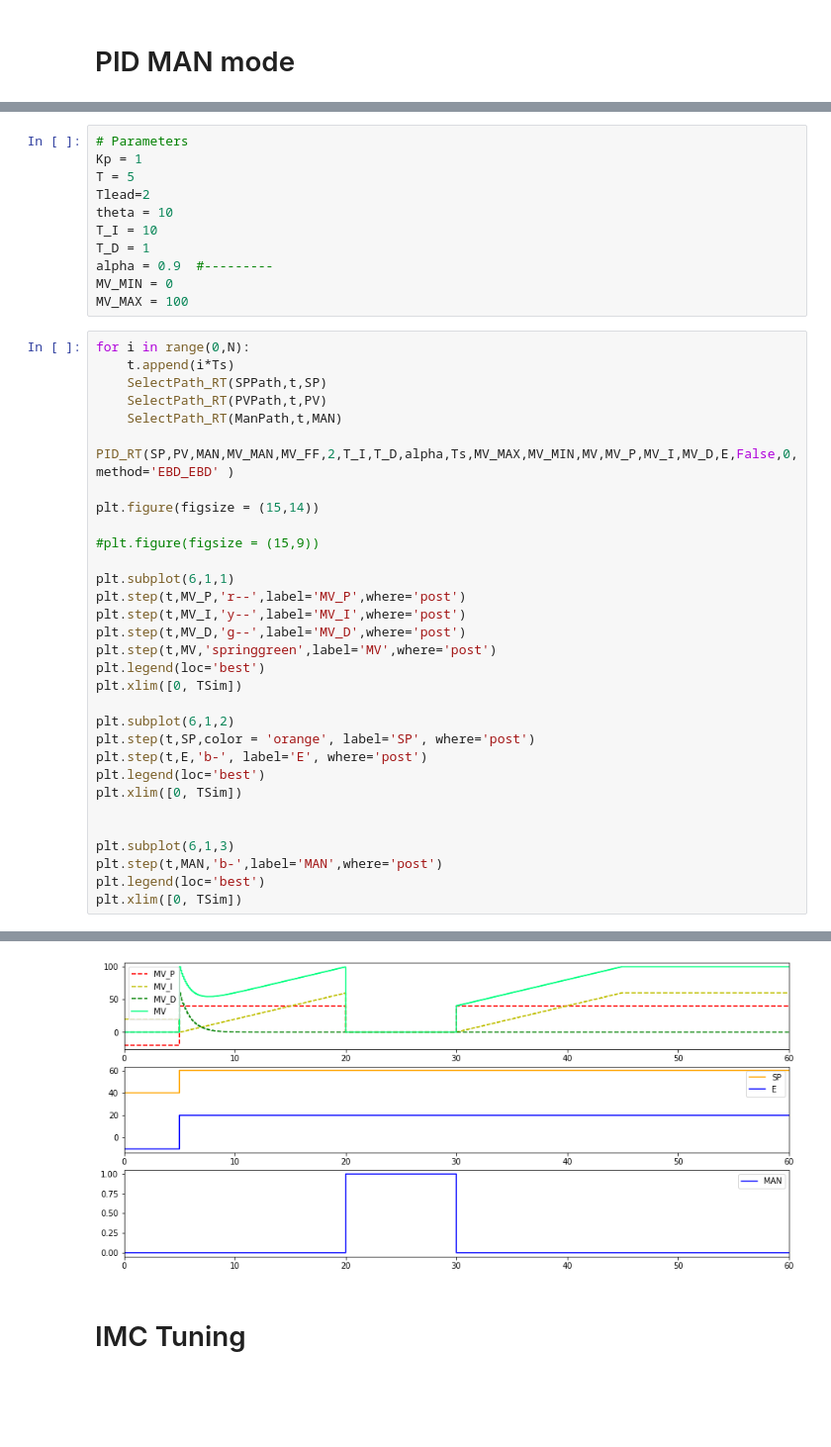
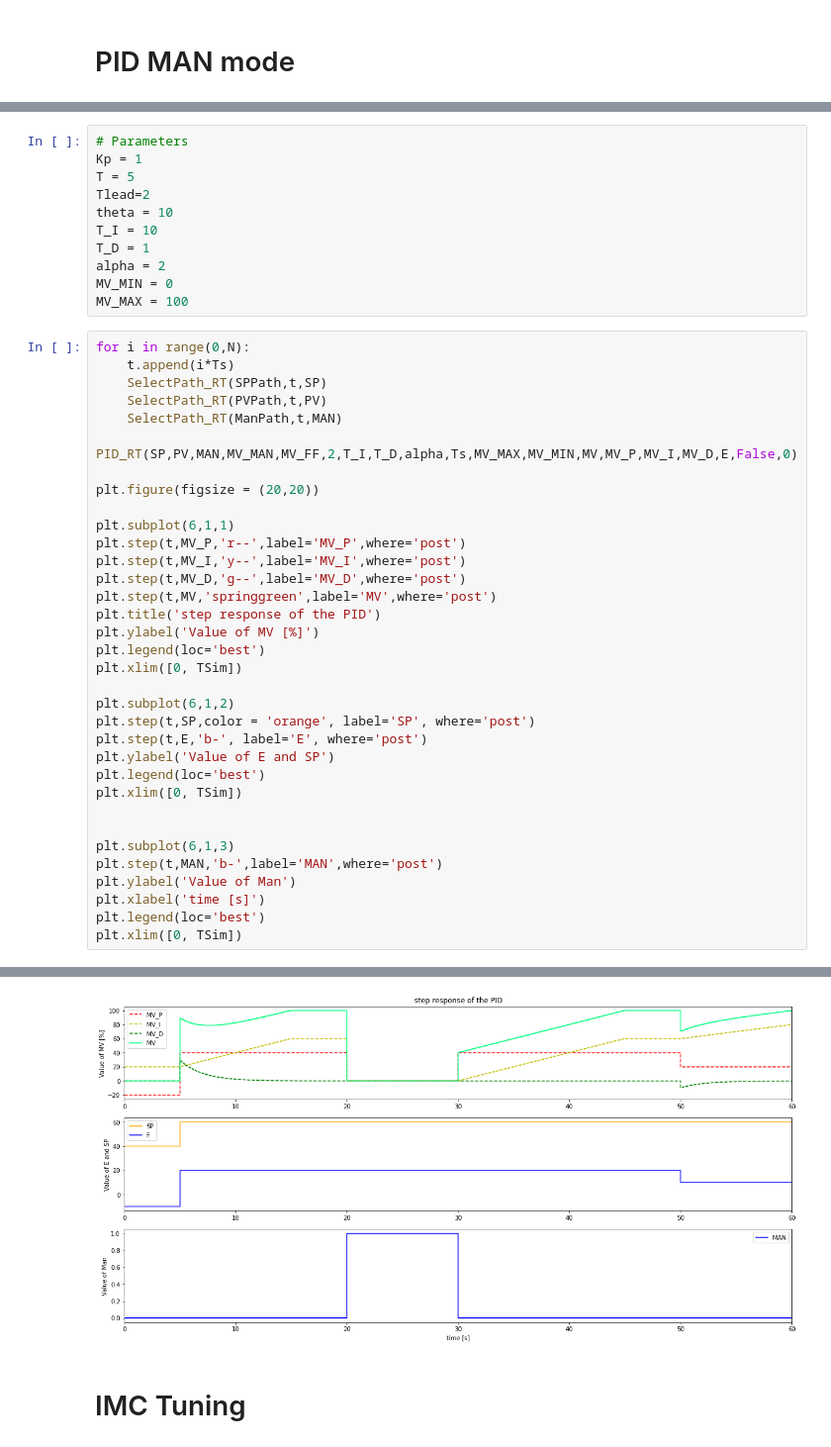
Before and after one commit to LeTouristeDeLECAM/Control-Theory-Laboratory, a Jupyter notebook: control_theory_software/Control_theory_software/package_LAB.ipynb, the cells around one changed output, grey strips where cells are left out. Shown: that part at 99% size. Cells and saved outputs as stored; diff of their text form; blank space fills up the shorter version.

```diff
--- a/control_theory_software/Control_theory_software/package_LAB.ipynb
+++ b/control_theory_software/Control_theory_software/package_LAB.ipynb
@@ -213,43 +216,46 @@ Tlead=2
 theta = 10
 T_I = 10
 T_D = 1
-alpha = 0.9  #---------
+alpha = 2
 MV_MIN = 0
 MV_MAX = 100
 # %%
 for i in range(0,N):
     t.append(i*Ts)
     SelectPath_RT(SPPath,t,SP)
     SelectPath_RT(PVPath,t,PV)
     SelectPath_RT(ManPath,t,MAN)
-    PID_RT(SP,PV,MAN,MV_MAN,MV_FF,2,T_I,T_D,alpha,Ts,MV_MAX,MV_MIN,MV,MV_P,MV_I,MV_D,E,False,0,method='EBD_EBD' )
+    PID_RT(SP,PV,MAN,MV_MAN,MV_FF,2,T_I,T_D,alpha,Ts,MV_MAX,MV_MIN,MV,MV_P,MV_I,MV_D,E,False,0)
 
-plt.figure(figsize = (15,14))
-
-#plt.figure(figsize = (15,9))
+plt.figure(figsize = (20,20))
 
 plt.subplot(6,1,1)
 plt.step(t,MV_P,'r--',label='MV_P',where='post')
 plt.step(t,MV_I,'y--',label='MV_I',where='post')
 plt.step(t,MV_D,'g--',label='MV_D',where='post')
 plt.step(t,MV,'springgreen',label='MV',where='post')
+plt.title('step response of the PID')
+plt.ylabel('Value of MV [%]')
 plt.legend(loc='best')
 plt.xlim([0, TSim])
 
 plt.subplot(6,1,2)
 plt.step(t,SP,color = 'orange', label='SP', where='post')
 plt.step(t,E,'b-', label='E', where='post')
+plt.ylabel('Value of E and SP')
 plt.legend(loc='best')
 plt.xlim([0, TSim])
 
 
 plt.subplot(6,1,3)
 plt.step(t,MAN,'b-',label='MAN',where='post')
+plt.ylabel('Value of Man')
+plt.xlabel('time [s]')
 plt.legend(loc='best')
 plt.xlim([0, TSim])
 # %% [output]
 (0.0, 60.0)
-[figure, old version]
+[figure, new version]
 # %% [markdown]
 # IMC Tuning
 # %%
```
Also changed, not shown: parts of 7 cells of this notebook, 1 other file.
